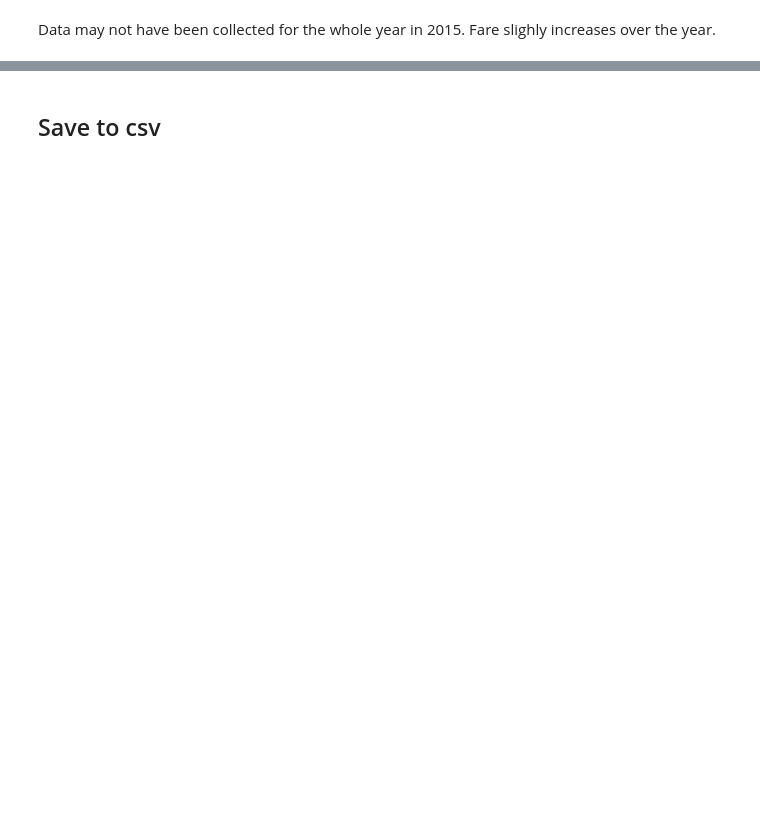
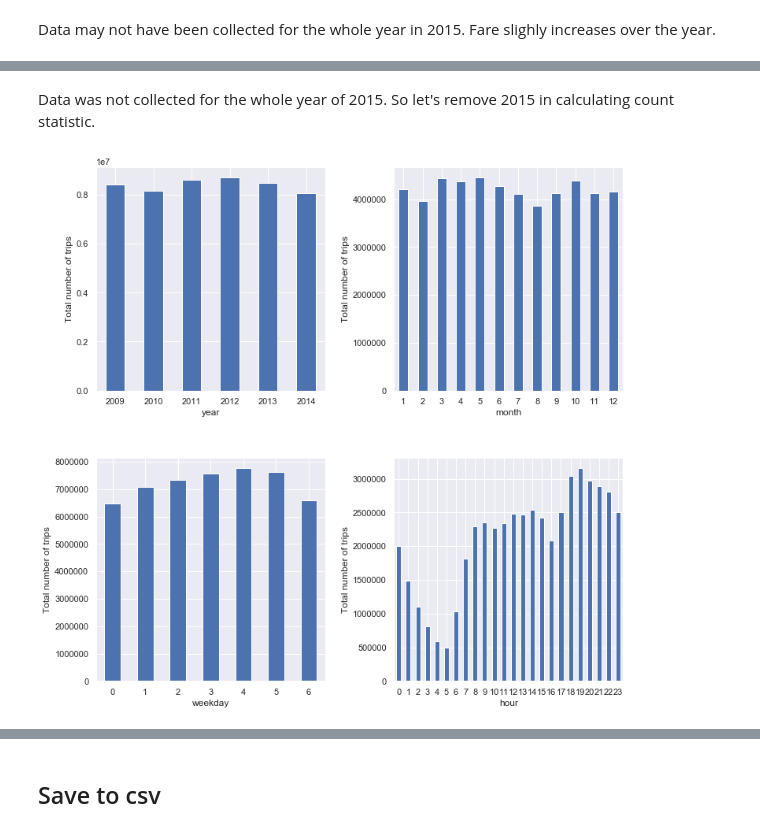
Before and after one commit to nguyentrunghai/Kaggle_projects, a Jupyter notebook: New_York_City_Taxi_Fare/data_cleaning.ipynb, the cells around one changed output, grey strips where cells are left out. Drawn from its saved outputs; the diff is of its cells as text; code cells hidden in the pictures; blank space fills up the shorter version.

Commit message:
EDA of temporal data

```diff
--- a/New_York_City_Taxi_Fare/data_cleaning.ipynb
+++ b/New_York_City_Taxi_Fare/data_cleaning.ipynb
@@ -1194,0 +1163,18 @@ by_weekday = train_df.groupby("weekday")["fare_amount"].agg(["count"])
+# %% [markdown]
+Data was not collected for the whole year of 2015. So let's remove 2015 in calculating count statistic.
+# %%
+fig, axes = plt.subplots(nrows=2, ncols=2, figsize=(12, 12))
+plt.subplots_adjust(hspace=0.3, wspace=0.3)
+axes = axes.flatten()
+
+df_tmp = train_df[train_df["year"] != 2015]
+
+for ax, t in zip(axes, ["year", "month", "weekday", "hour"]):
+    agg = df_tmp.groupby(t)["fare_amount"].agg("count")
+    agg.plot(kind="bar", ax=ax)
+    ax.set_ylabel("Total number of trips")
+    ax.set_xticklabels(agg.index.to_list(), rotation=0)
+
+del df_tmp
+# %% [output]
+[figure, added]
```
Also changed, not shown: parts of 16 cells of this notebook.
